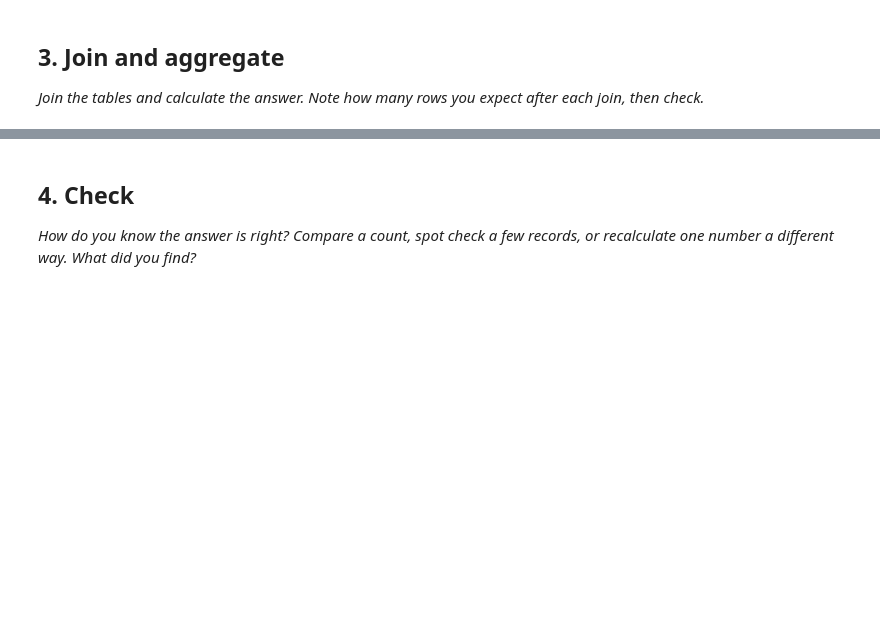
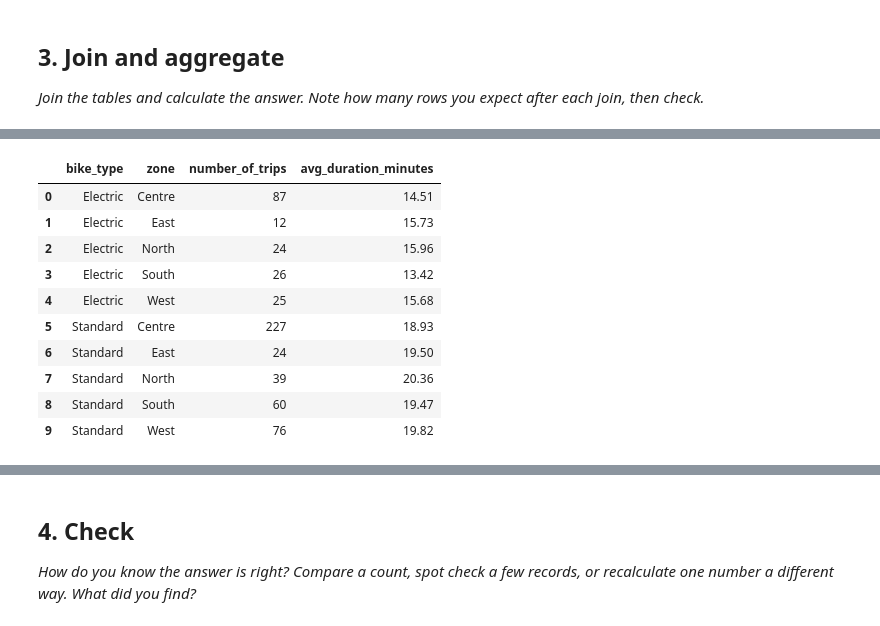
Before and after one commit to Shalom-u5841413/Shalomu5841413-AnalyticsEngineering, a Jupyter notebook: 2_03_practice_bike_hire_student.ipynb, the cells around one changed output, grey strips where cells are left out. Saved outputs shown, nothing was run; the diff lists cells and outputs as text; code cells hidden in the pictures; blank space fills up the shorter version.

```diff
--- a/2_03_practice_bike_hire_student.ipynb
+++ b/2_03_practice_bike_hire_student.ipynb
@@ -400,0 +532,24 @@ as predicted the duration column dropped by 33 and the average dropped as well.
+# %%
+# Calculate the average duration and the count of journeys grouped by bike type and starting zone
+final_summary = final_merged.groupby(['bike_type', 'zone']).agg(
+    number_of_trips=('trip_id', 'count'),
+    avg_duration_minutes=('duration_filtered', 'mean')
+).reset_index()
+
+# Round the average duration to 2 decimal places for cleaner reporting
+final_summary['avg_duration_minutes'] = final_summary['avg_duration_minutes'].round(2)
+
+# Display the final summary
+display(final_summary)
+# %% [output]
+|  | bike_type | zone | number_of_trips | avg_duration_minutes |
+| 0 | Electric | Centre | 87 | 14.51 |
+| 1 | Electric | East | 12 | 15.73 |
+| 2 | Electric | North | 24 | 15.96 |
+| 3 | Electric | South | 26 | 13.42 |
+| 4 | Electric | West | 25 | 15.68 |
+| 5 | Standard | Centre | 227 | 18.93 |
+| 6 | Standard | East | 24 | 19.50 |
+| 7 | Standard | North | 39 | 20.36 |
+| 8 | Standard | South | 60 | 19.47 |
+| 9 | Standard | West | 76 | 19.82 |
```
Also changed, not shown: parts of 13 cells of this notebook.
